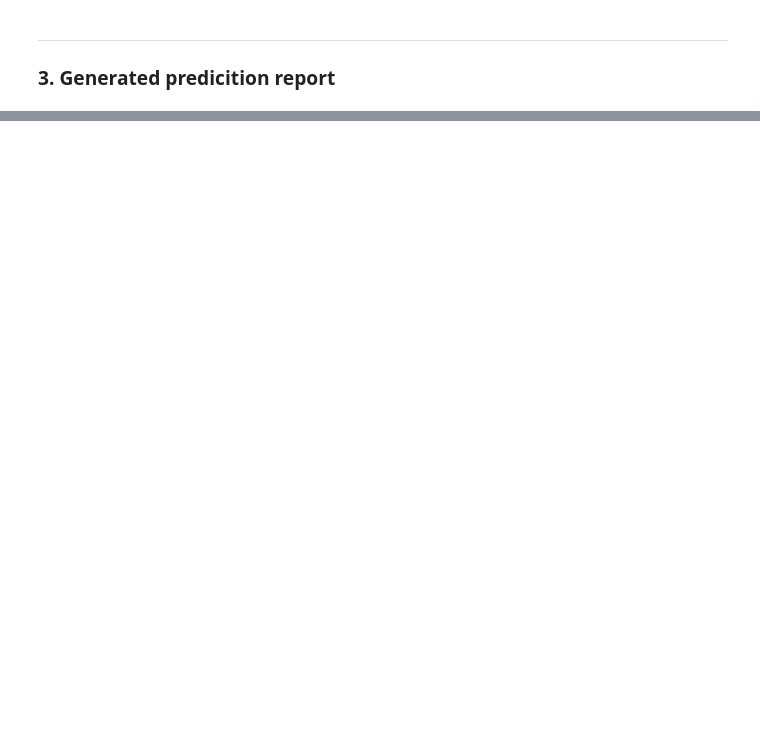
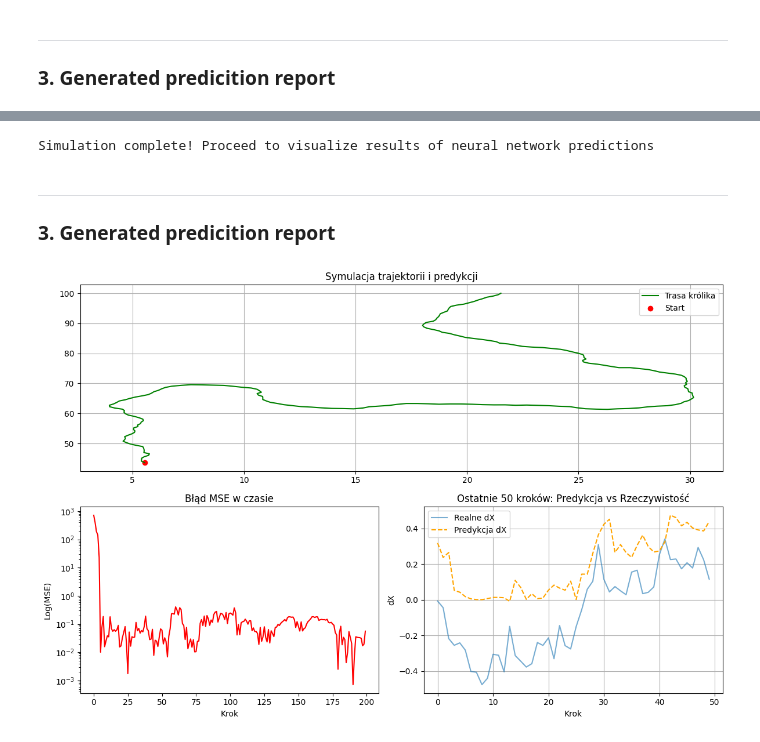
Before and after one commit to jawanat/mse-trajectory-prediction, a Jupyter notebook: simulation.ipynb, the cells around one changed output, grey strips where cells are left out. Saved outputs shown, nothing was run; the diff lists cells and outputs as text; code cells hidden in the pictures; blank space fills up the shorter version.

```diff
--- a/simulation.ipynb
+++ b/simulation.ipynb
@@ -44,0 +49,13 @@ generate_report(path_x, path_y, preds_x, preds_y, mse_history)
+# %%
+delta_x, delta_y, preds_dx, preds_dy, dmse_history = run_simulation(rabbit, wolf, nn_model, n_steps=200, method='delta')
+
+print("Simulation complete! Proceed to visualize results of neural network predictions")
+# %% [output]
+Simulation complete! Proceed to visualize results of neural network predictions
+# %% [markdown]
+***
+### **3. Generated predicition report**
+# %%
+generate_report(delta_x, delta_y, preds_dx, preds_dy, dmse_history)
+# %% [output]
+[figure, added]
```
Also changed, not shown: parts of 6 cells of this notebook, 3 other files.
